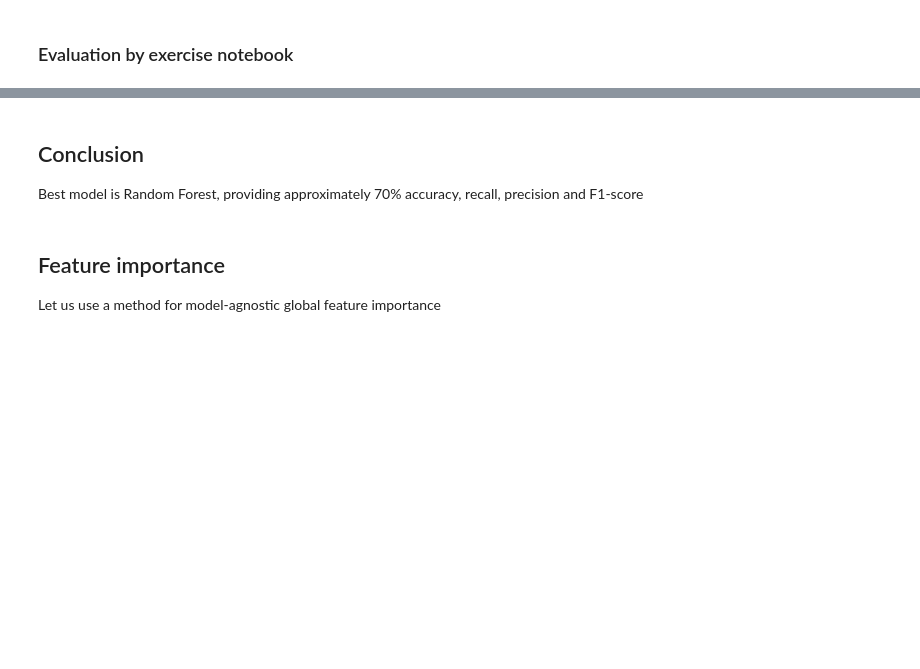
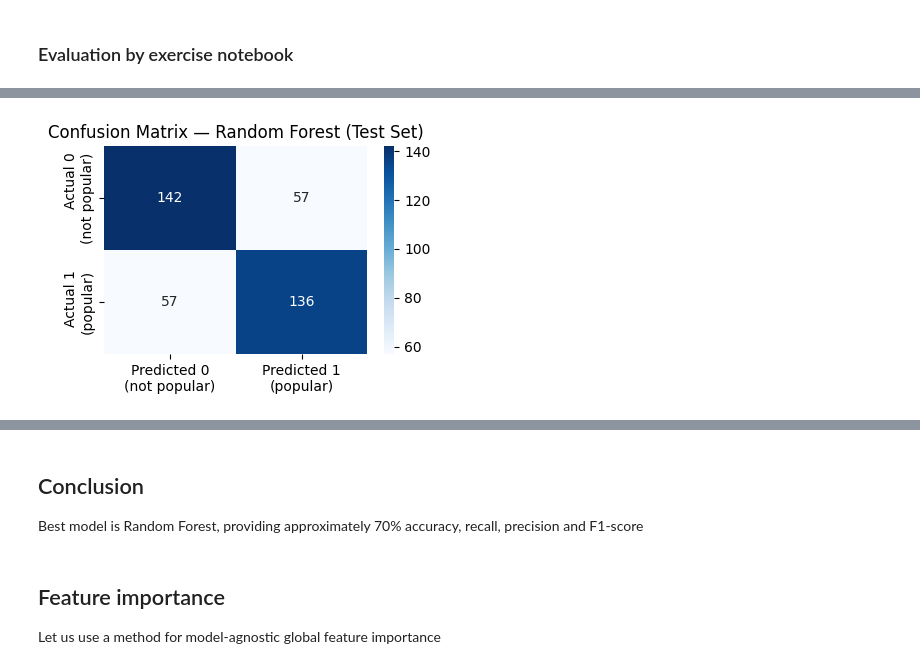
Before and after one commit to SamuelHellqvist/CS4168-DATA-MINING-UL----Project, a Jupyter notebook: classifiers.ipynb, the cells around one changed output, grey strips where cells are left out. Cells and saved outputs as stored; diff of their text form; code cells hidden in the pictures; blank space fills up the shorter version.

```diff
--- a/classifiers.ipynb
+++ b/classifiers.ipynb
@@ -562,3 +587,17 @@ Confusion Matrix (Test Set):
+# %%
+# Confusion matrix as heatmap
+fig, ax = plt.subplots(figsize=(4, 3))
+sns.heatmap(
+    test_cm, annot=True, fmt='d', cmap='Blues',
+    xticklabels=['Predicted 0\n(not popular)', 'Predicted 1\n(popular)'],
+    yticklabels=['Actual 0\n(not popular)', 'Actual 1\n(popular)'],
+    ax=ax
+)
+ax.set_title(f'Confusion Matrix — {best_name} (Test Set)')
+plt.tight_layout()
+plt.show()
+# %% [output]
+[figure, added]
 # %%
 # Copied from the lab-exercise
 metrics = np.array([test_accuracy, test_precision, test_recall, test_f1_score])
```
Also changed, not shown: parts of 19 cells of this notebook.
